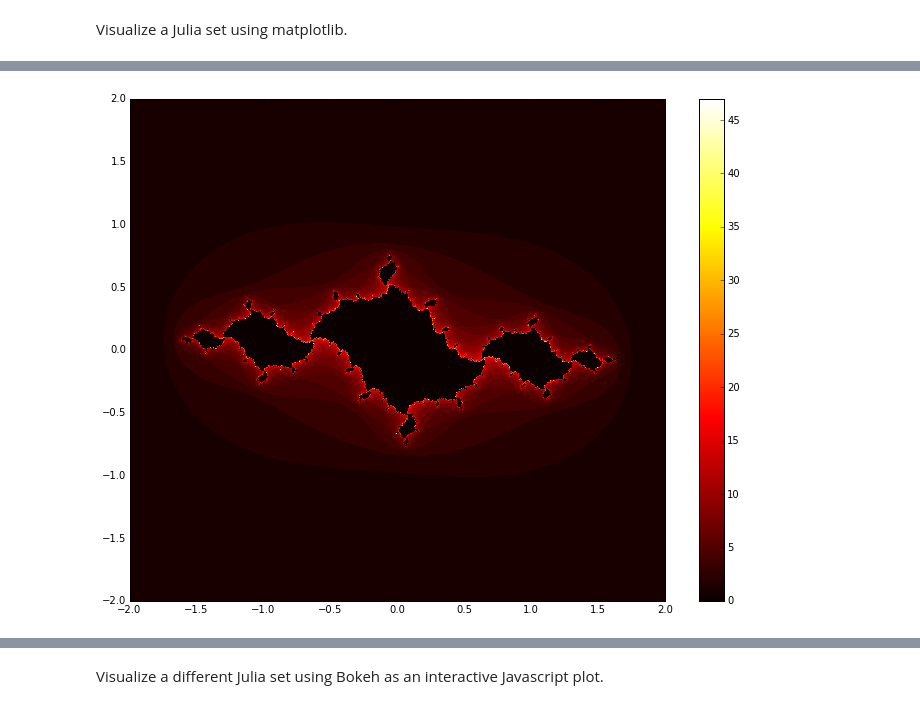
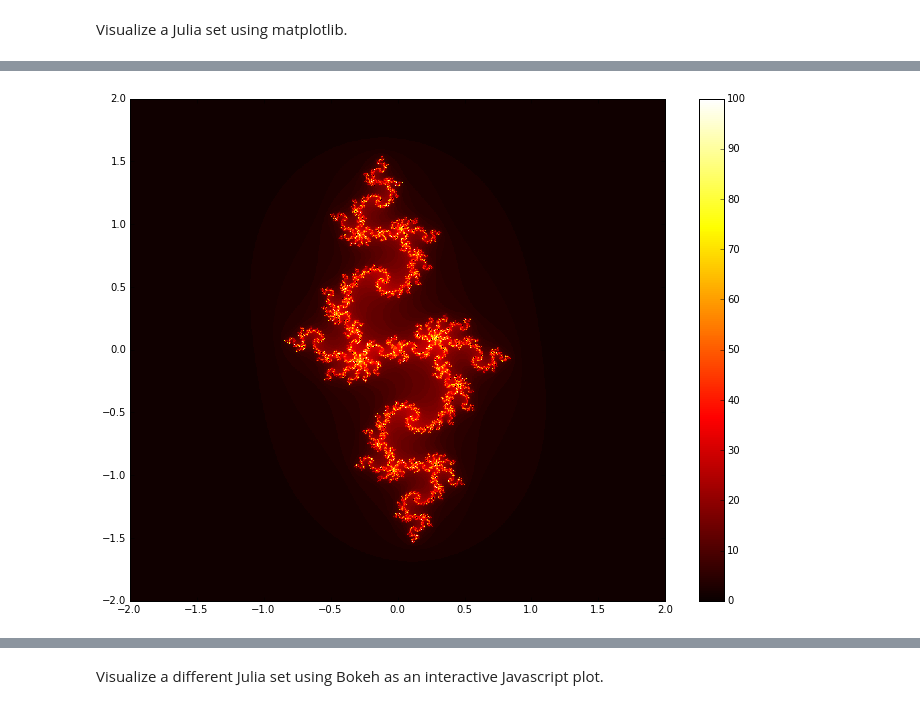
Before and after one commit to justingapper/juliasets, a Jupyter notebook: juliaplots.ipynb, the cells around one changed output, grey strips where cells are left out. Cells and saved outputs as stored; diff of their text form; code cells hidden in the pictures.

Commit message:
Update plots for numpy array

```diff
--- a/juliaplots.ipynb
+++ b/juliaplots.ipynb
@@ -40,21 +40,32 @@ class JuliaSetPlot(JuliaSet):
 
     def render(self):
         """Render image as square array of ints"""
-        if not self.set: self.generate()
+        if not self.set.any(): self.generate()
+        #if not self.set: self.generate()
         # Convert inefficient list to efficient numpy array
         self.img = np.array(self.set)
         # Reshape array into a 2d complex plane
-        dim = int(sqrt(len(self.img)))
+        dim = int(sqrt(self.img.size))
+        #dim = self.img.size
+        print(self.img.size)
         self.img = np.reshape(self.img, (dim,dim)).T
 
     def show(self):
         """Use matplotlib to plot image as an efficient mesh"""
         if not self.img.size: self.render()
         plt.figure(1, figsize=(12,9))
+        '''fig = plt.figure()
+        #ax = fig.add_subplot(1, 1, 1)
+        #data = np.random.random((N,7))
+        x = data[:,0]
+        y = data[:,1]
+        points = data[:,2:4]'''
+
         xy = np.linspace(-2,2,int(sqrt(self.img.size)))
         #xy = np.linspace(-2,2,self.get_dim())
         plt.pcolormesh(xy, xy, self.img, cmap=plt.cm.hot)
         plt.colorbar()
+        #ax.scatter(x, y, color = rgb)
         plt.show()
 
     def interact(self):
@@ -75,9 +86,9 @@ Visualize a Julia set using matplotlib.
 #j = JuliaSetPlot(-1 + 0j)
 #j = JuliaSetPlot(0.3 + 0j)
 #j = JuliaSetPlot(-.8 + .2j)
-#j = JuliaSetPlot(-.835 + .2321j)
-j = JuliaSetPlot(-1.037 + 0.17j)
-%time j.set_spacing(0.006)
+j = JuliaSetPlot(-.835 + .2321j)
+#j = JuliaSetPlot(-1.037 + 0.17j)
+%time j.set_spacing(0.005)
 %time j.generate()
 %time j.show()
 # %% [output]
@@ -88 +100 @@ Wall time: 2.39 s
-[figure, old version]
+[figure, new version]
```
Also changed, not shown: parts of 4 cells of this notebook.
